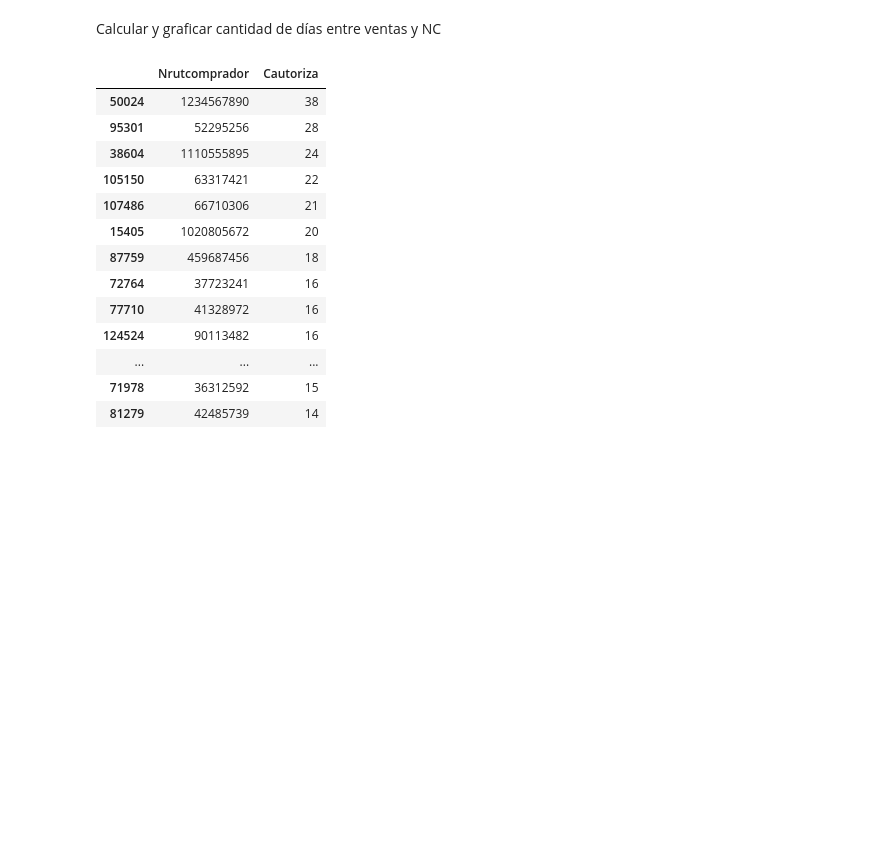
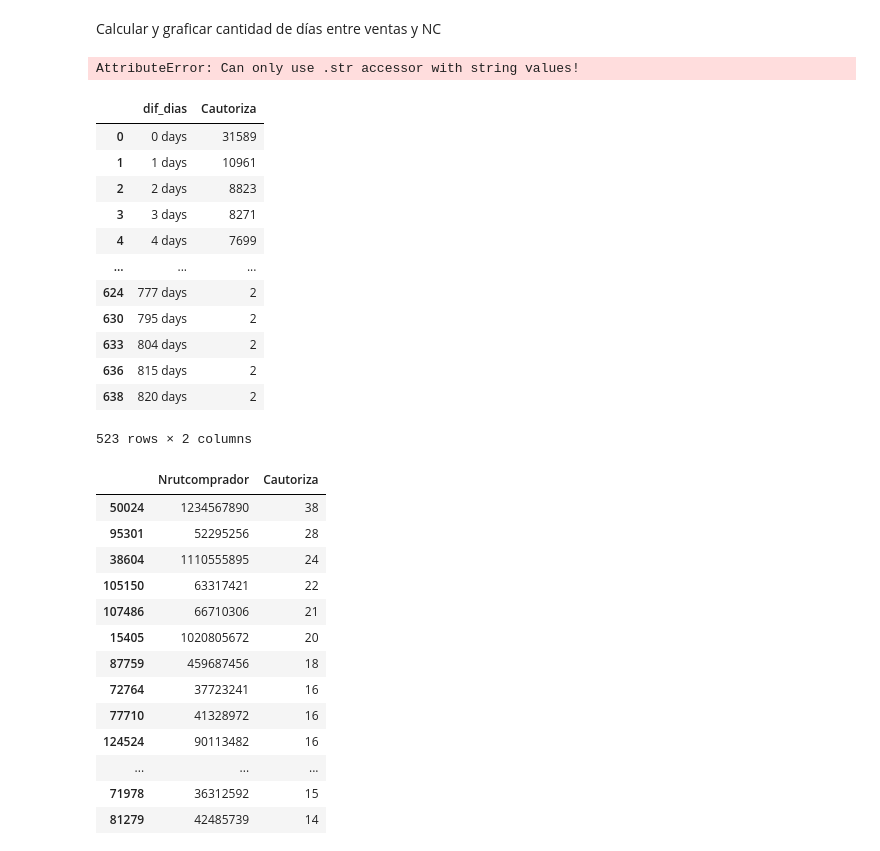
Before and after one commit to maperezrf/nc_santiago, a Jupyter notebook: clases.ipynb, the cells around one changed output. Drawn from its saved outputs; the diff is of its cells as text; code cells hidden in the pictures; blank space fills up the shorter version.

```diff
--- a/clases.ipynb
+++ b/clases.ipynb
@@ -42,6 +44,10 @@ sa.df_nc.Dcompra_ant = sa.df_nc.Dcompra_ant.str.replace('dic', '12')
 sa.df_nc.Dcompra_ant = pd.to_datetime(sa.df_nc.Dcompra_ant, format='%d-%m-%Y') # TODO arreglar para español
 # %%
 sa.df_nc["dif_dias"] = sa.df_nc.Dcompra_nvo - sa.df_nc.Dcompra_ant
+# %%
+sa.df_nc["dif_dias"].str.split('\D+',sa.df_nc["dif_dias"])
+# %% [output]
+AttributeError: Can only use .str accessor with string values!
 # %%
 diferencia_dias = sa.df_nc
 # %%
@@ -57,6 +63,22 @@ while mes_sig <=2302:
 diferencia_dias = diferencia_dias.groupby("dif_dias")["Cautoriza"].nunique().reset_index()
 # %%
 diferencia_dias = diferencia_dias.loc[diferencia_dias.Cautoriza !=1 ]
+# %%
+diferencia_dias
+# %% [output]
+|  | dif_dias | Cautoriza |
+| 0 | 0 days | 31589 |
+| 1 | 1 days | 10961 |
+| 2 | 2 days | 8823 |
+| 3 | 3 days | 8271 |
+| 4 | 4 days | 7699 |
+| ... | ... | ... |
+| 624 | 777 days | 2 |
+| 630 | 795 days | 2 |
+| 633 | 804 days | 2 |
+| 636 | 815 days | 2 |
+| 638 | 820 days | 2 |
+523 rows × 2 columns
 # %%
 
 dias_graf = px.bar(diferencia_dias, x="dif_dias", y="Cautoriza")
```
Also changed, not shown: parts of 1 cell of this notebook.
